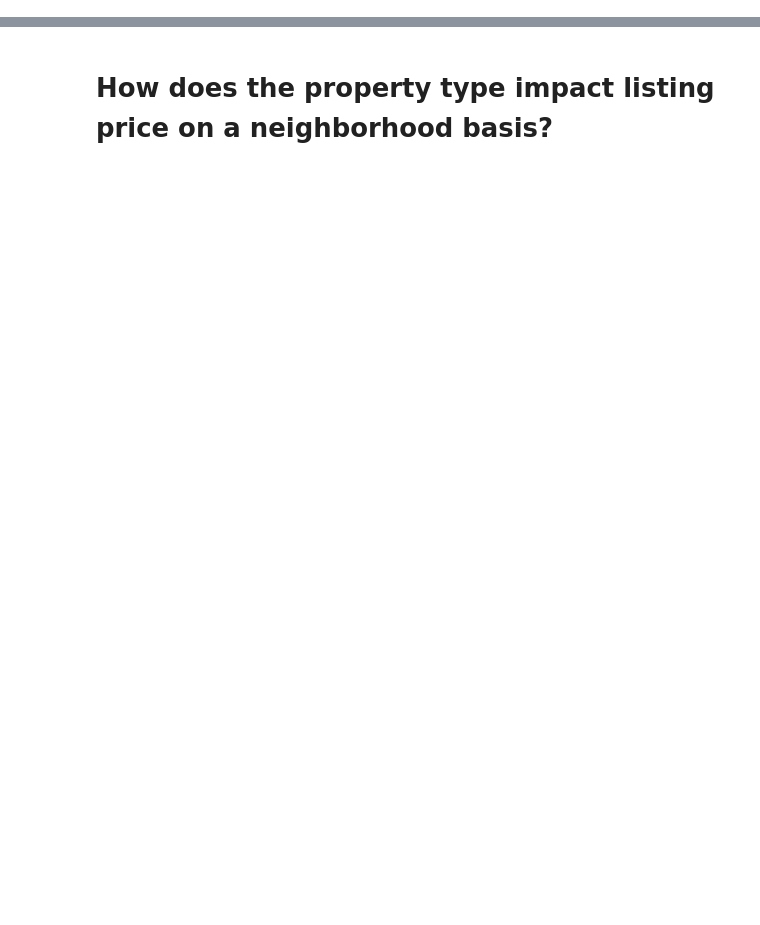
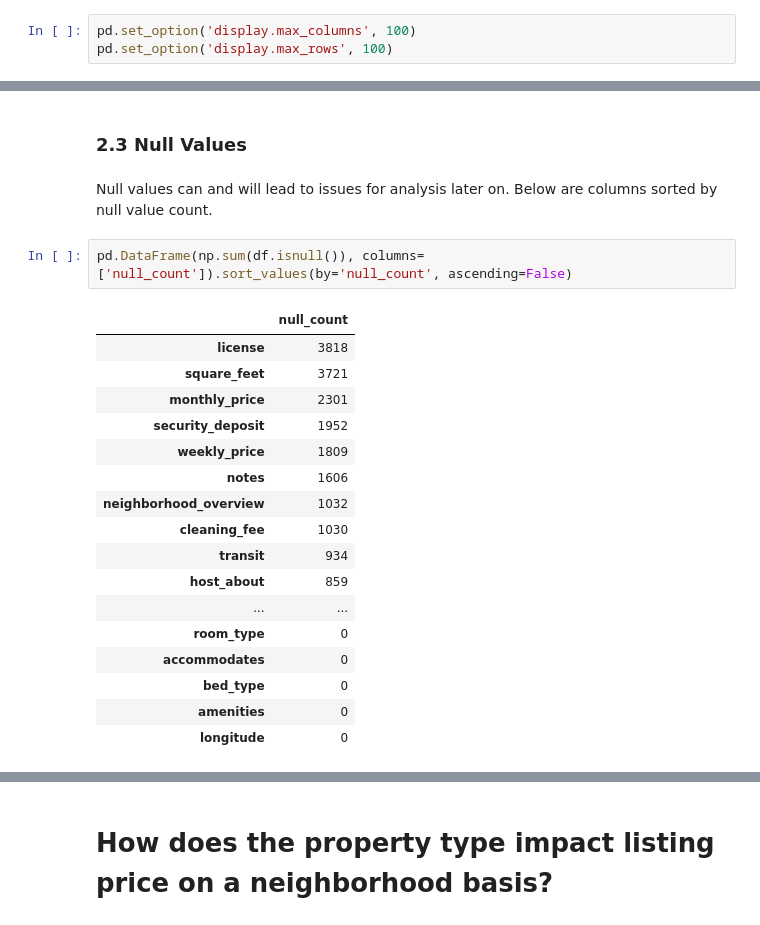
Before and after one commit to ksekara/seattle-airbnb, a Jupyter notebook: seattle_airbnb_listings.ipynb, the cells around one changed output, grey strips where cells are left out. Drawn from its saved outputs; the diff is of its cells as text; blank space fills up the shorter version.

```diff
--- a/seattle_airbnb_listings.ipynb
+++ b/seattle_airbnb_listings.ipynb
@@ -113,0 +43,3 @@ fig.show()
+# %%
+pd.set_option('display.max_columns', 100)
+pd.set_option('display.max_rows', 100)
@@ -113,0 +98,24 @@ fig.show()
+# %% [markdown]
+### 2.3 Null Values
+# %% [markdown]
+Null values can and will lead to issues for analysis later on. Below are columns sorted by null value count.
+# %%
+pd.DataFrame(np.sum(df.isnull()), columns=['null_count']).sort_values(by='null_count', ascending=False)
+# %% [output]
+|  | null_count |
+| license | 3818 |
+| square_feet | 3721 |
+| monthly_price | 2301 |
+| security_deposit | 1952 |
+| weekly_price | 1809 |
+| notes | 1606 |
+| neighborhood_overview | 1032 |
+| cleaning_fee | 1030 |
+| transit | 934 |
+| host_about | 859 |
+| ... | ... |
+| room_type | 0 |
+| accommodates | 0 |
+| bed_type | 0 |
+| amenities | 0 |
+| longitude | 0 |
```
Also changed, not shown: parts of 87 cells of this notebook.
